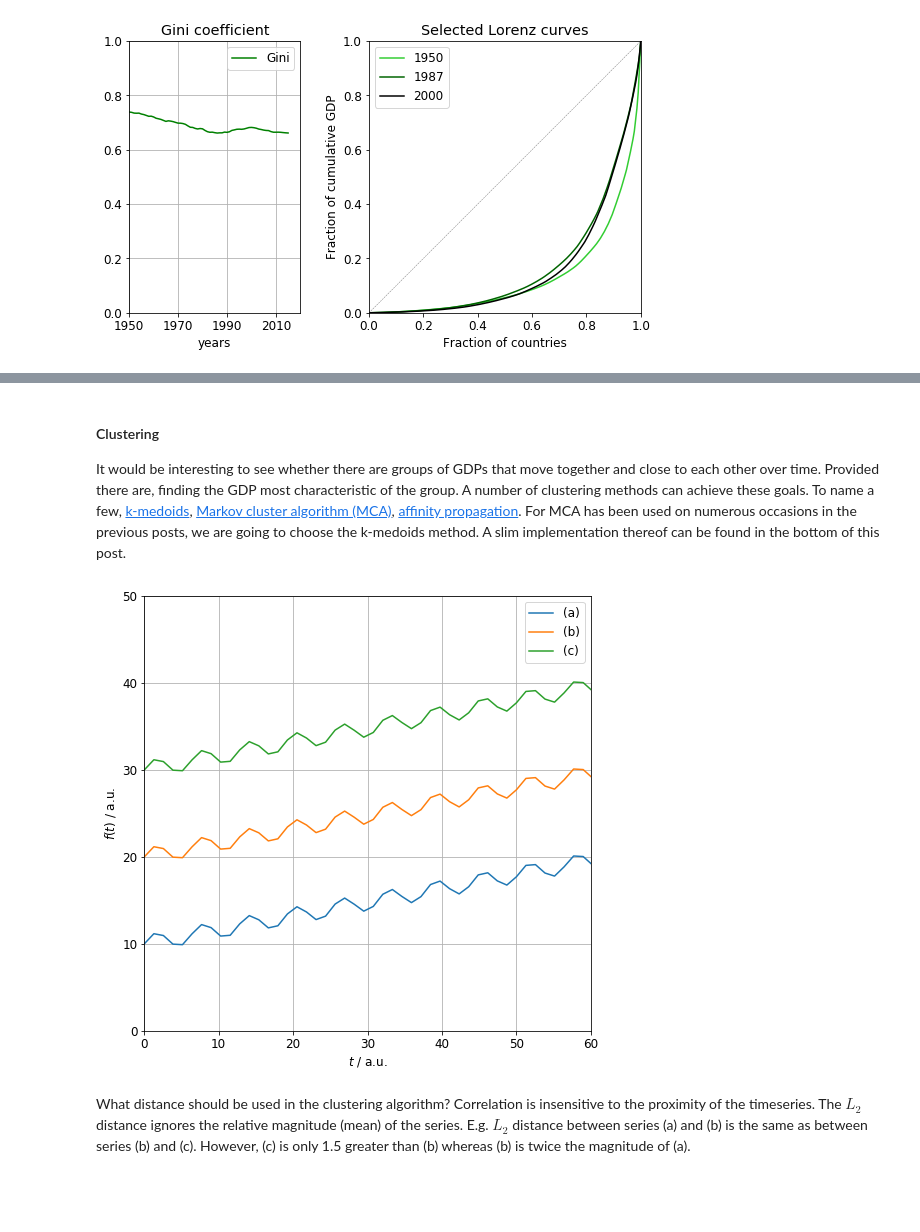
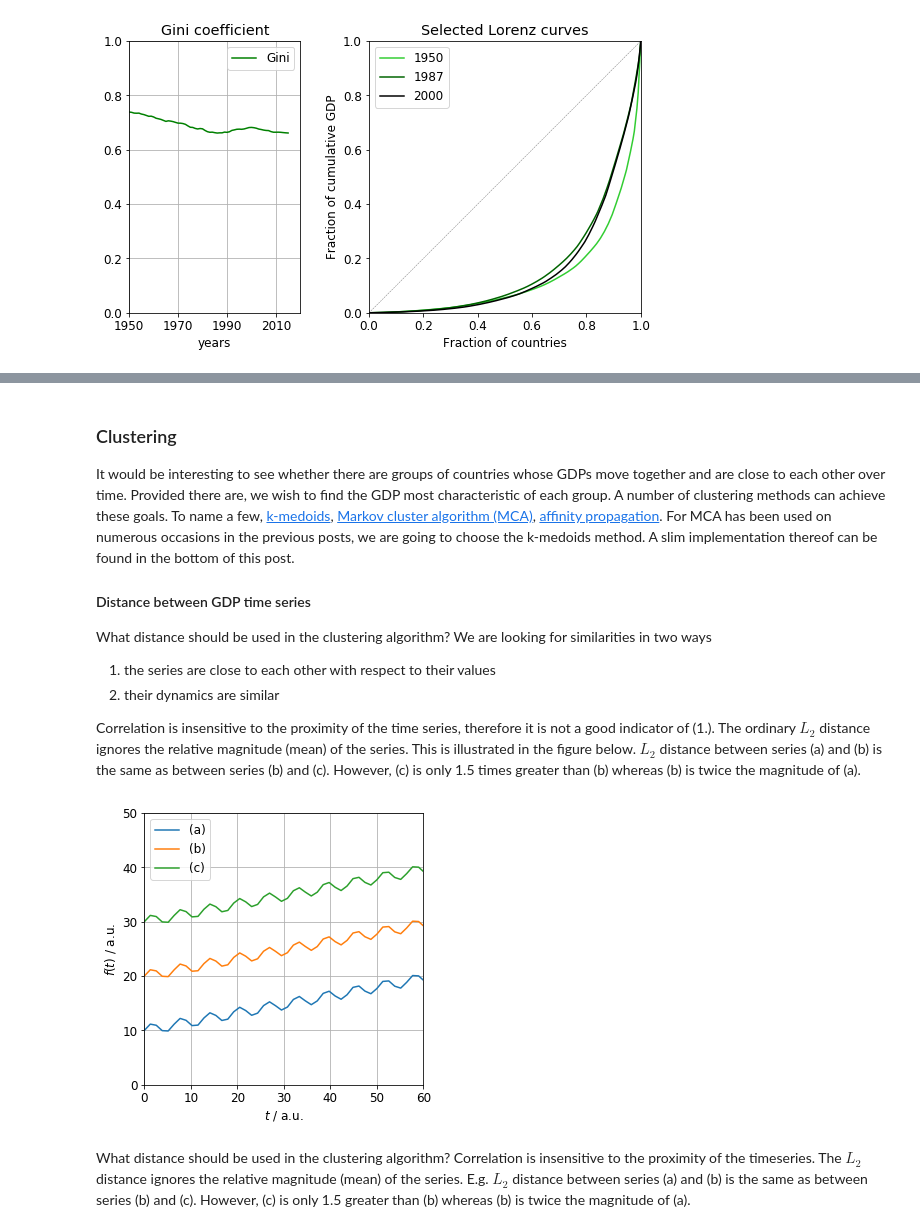
Before and after one commit to bhornung/bhornung.github.io, a Jupyter notebook: assets/clustering-gdp/notebook/clustering-gdp.ipynb, the cells around one changed output, grey strips where cells are left out. Cells and saved outputs as stored; diff of their text form; code cells hidden in the pictures; blank space fills up the shorter version.

Commit message:
Update GDP post.

```diff
--- a/assets/clustering-gdp/notebook/clustering-gdp.ipynb
+++ b/assets/clustering-gdp/notebook/clustering-gdp.ipynb
@@ -292,28 +306,36 @@ plt.show()
 # %% [markdown]
-#### Clustering
+### Clustering
 
-It would be interesting to see whether there are groups of GDPs that move together and close to each other over time. Provided there are, finding the GDP most characteristic of the group. A number of clustering methods can achieve these goals. To name a few, [k-medoids](https://en.wikipedia.org/wiki/K-medoids), [Markov cluster algorithm (MCA)](https://micans.org/mcl/), [affinity propagation](https://scikit-learn.org/stable/modules/generated/sklearn.cluster.AffinityPropagation.html#sklearn.cluster.AffinityPropagation). For MCA has been used on numerous occasions in the previous posts, we are going to choose the k-medoids method. A slim implementation thereof can be found in the bottom of this post.
+It would be interesting to see whether there are groups of countries whose GDPs move together and are close to each other over time. Provided there are, we wish to find the GDP most characteristic of each group. A number of clustering methods can achieve these goals. To name a few, [k-medoids](https://en.wikipedia.org/wiki/K-medoids), [Markov cluster algorithm (MCA)](https://micans.org/mcl/), [affinity propagation](https://scikit-learn.org/stable/modules/generated/sklearn.cluster.AffinityPropagation.html#sklearn.cluster.AffinityPropagation). For MCA has been used on numerous occasions in the previous posts, we are going to choose the k-medoids method. A slim implementation thereof can be found in the bottom of this post.
+
+#### Distance between GDP time series
+
+What distance should be used in the clustering algorithm? We are looking for similarities in two ways
+1. the series are close to each other with respect to their values
+2. their dynamics are similar
+
+Correlation is insensitive to the proximity of the time series, therefore it is not a good indicator of (1.). The ordinary $L_{2}$ distance ignores the relative magnitude (mean) of the series. This is illustrated in the figure below. $L_{2}$ distance between series (a) and (b) is the same as between series (b) and (c). However, (c) is only 1.5 times greater than (b) whereas (b) is twice the magnitude of (a).
 # %%
 # TO HIDE
 
 x = np.linspace(0.0, 20*np.pi)
 y = np.linspace(0.0, 10.0) + np.sin(x)
 
 fig, ax = plt.subplots(1,1)
-fig.set_size_inches(8, 8)
+fig.set_size_inches(5, 5)
 
 ax.plot(x, y + 10, label = '(a)')
 ax.plot(x, y + 20, label = '(b)')
 ax.plot(x, y + 30, label = '(c)')
 ax.legend()
 ax.grid(True)
 ax.set_xlim((0.0, 60))
 ax.set_ylim((0.0, 50))
 ax.set_xlabel(r'$t$ / a.u.')
 ax.set_ylabel(r'$f(t)$ / a.u.')
 plt.show()
 # %% [output]
-[figure, old version]
+[figure, new version]
 # %% [markdown]
 What distance should be used in the clustering algorithm? Correlation is insensitive to the proximity of the timeseries. The $L_{2}$ distance ignores the relative magnitude (mean) of the series. E.g. $L_{2}$ distance between series (a) and (b) is the same as between series (b) and (c). However, (c) is only 1.5 greater than (b) whereas (b) is twice the magnitude of (a).
 # %% [markdown]
```
Also changed, not shown: parts of 40 cells of this notebook, 15 other files.
